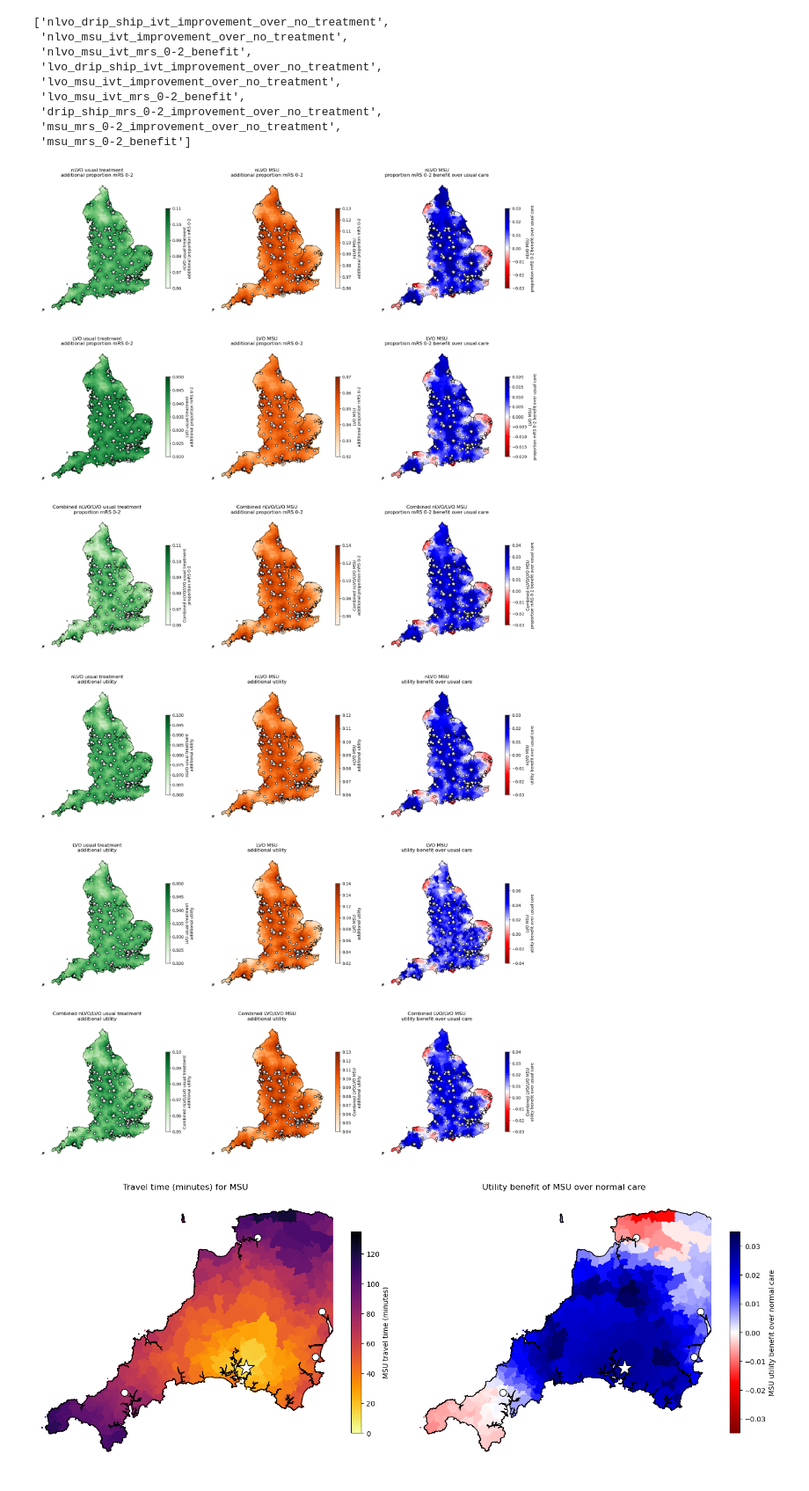
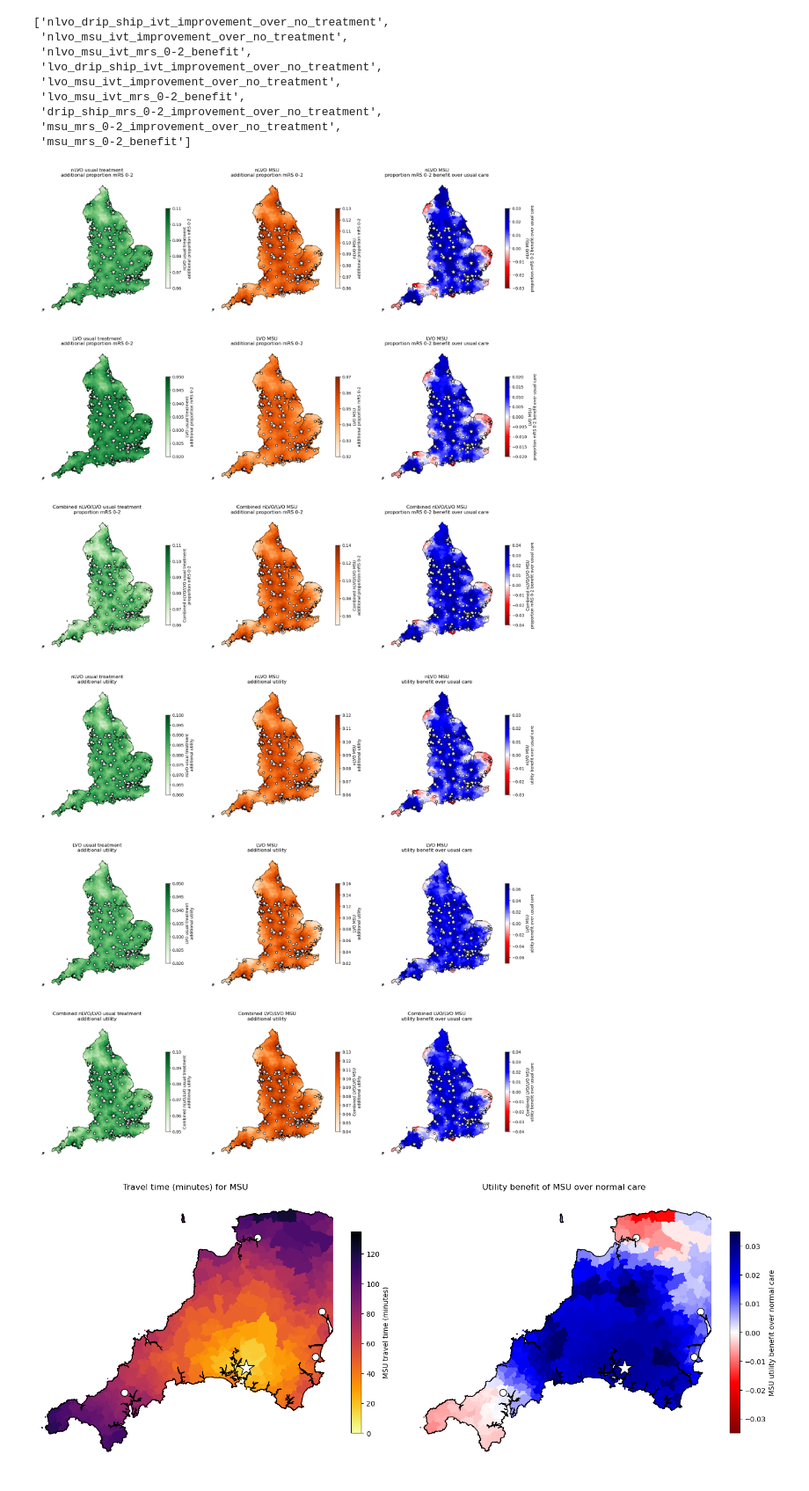
Before and after one commit to stroke-modelling/muster2, a Jupyter notebook: map/produce_maps.ipynb, the cells around one changed output. Shown at 88% size. Drawn from its saved outputs; the diff is of its cells as text; code cells hidden in the pictures.

Commit message:
Update charts

```diff
--- a/map/produce_maps.ipynb
+++ b/map/produce_maps.ipynb
@@ -226,7 +227,7 @@ for i, col in enumerate(cols):
     vmin = data[col].min()
     vmax = data[col].max()
     colormap = colormaps[col]
-    if colormap == 'bwr_r':
+    if colormap == 'seismic_r':
         # Set min and max to be symmetric around 0
         vmax = max([abs(vmin), abs(vmax)])
         vmin = -vmax
@@ -261,7 +262,7 @@ for i, col in enumerate(cols):
 plt.tight_layout(pad=2)
 plt.savefig('map_mrs_0_2.jpg', dpi=300, bbox_inches='tight', pad_inches=0.1) # Save figure
 # %% [output]
-[figure, old version]
+[figure, new version]
 # %%
 cols_to_plot = {
     'nlvo_drip_ship_ivt_utility_shift':'nLVO usual treatment\nadditional utility',
@@ -296,41 +297,41 @@ for i, col in enumerate(cols):
     vmin = data[col].min()
     vmax = data[col].max()
     colormap = colormaps[col]
-    if colormap == 'bwr_r':
+    if colormap == 'seismic_r':
         # Set min and max to be symmetric around 0
         vmax = max([abs(vmin), abs(vmax)])
         vmin = -vmax
     vmin = round(vmin - 0.00499, 2)
     vmax = round(vmax + 0.00499, 2)
 
     ax = fig.add_subplot(3, 3, i+1)
 
     data.plot(ax=ax, # Set which axes to use for plot (only one here)
                  column=col, # Column to apply colour
                  antialiased=False, # Avoids artifact boundry lines
                  edgecolor='face', # Make LSOA boundry same colour as area
                  vmin=vmin, # Manual scale min (remove to make automatic)
                  vmax=vmax, # Manual scale max (remove to make automatic)
                  cmap=colormap, # Colour map to use
                  # Adjust size of colourmap key, and add label
                  legend_kwds={'shrink':0.5, 'label':cols_to_plot[col]},
                  # Set to display legend
                  legend=True,
                  # Make slightly transparent
                  alpha=1.0)
     # Plot outline
     england.plot(ax=ax, edgecolor='k', facecolor='none', linewidth=0.5)
     # Plot location of hospitals
     mask = hospitals_gdf['Use_IVT'] == '1'
     hospitals_gdf[mask].plot(ax=ax, edgecolor='k', facecolor='w', markersize=30, marker='o')
     mask = hospitals_gdf['Use_MT'] == '1'
     hospitals_gdf[mask].plot(ax=ax, edgecolor='k', facecolor='w', markersize=200, marker='*')
     ax.set_axis_off() # Turn of axis linea dn numbers
     ax.set_title(cols_to_plot[col])
 plt.tight_layout(pad=2)
 plt.savefig('map_utility.jpg', dpi=300, bbox_inches='tight', pad_inches=0.1) # Save figure
 # %% [output]
-[figure, old version]
+[figure, new version]
 # %%
 fig = plt.figure(figsize=(15,8))
 ax = fig.add_subplot(1, 2, 1)
```
Also changed, not shown: parts of 2 cells of this notebook, 5 other files.
